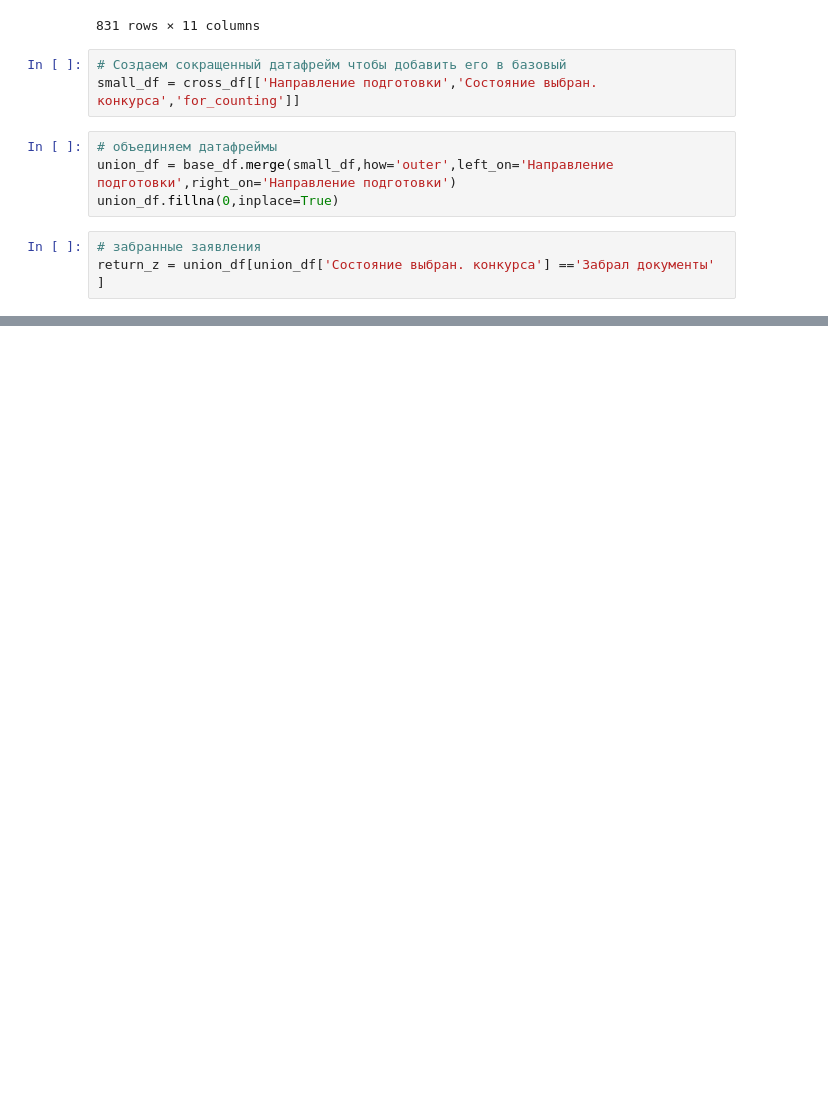
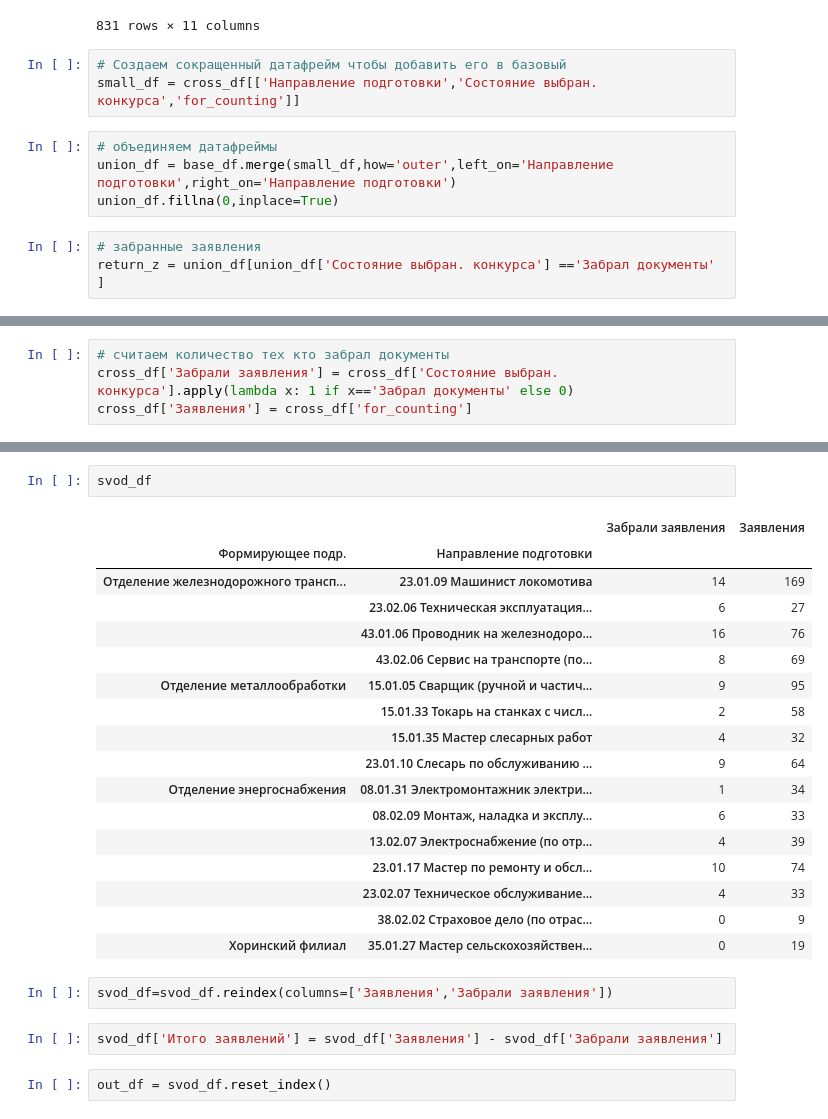
Before and after one commit to t0r1n88/Tandem, a Jupyter notebook: report ver 2.ipynb, the cells around one changed output, grey strips where cells are left out. Drawn from its saved outputs; the diff is of its cells as text; blank space fills up the shorter version.

```diff
--- a/report ver 2.ipynb
+++ b/report ver 2.ipynb
@@ -259,0 +263,4 @@ base_df.drop(columns='Направление подготовки',inplace=True)
+# %%
+# считаем количество тех кто забрал документы
+cross_df['Забрали заявления'] = cross_df['Состояние выбран. конкурса'].apply(lambda x: 1 if x=='Забрал документы' else 0)
+cross_df['Заявления'] = cross_df['for_counting']
@@ -259,0 +288,26 @@ base_df.drop(columns='Направление подготовки',inplace=True)
+# %%
+svod_df
+# %% [output]
+|  |  | Забрали заявления | Заявления |
+| Формирующее подр. | Направление подготовки |  |  |
+| Отделение железнодорожного трансп... | 23.01.09 Машинист локомотива | 14 | 169 |
+|  | 23.02.06 Техническая эксплуатация... | 6 | 27 |
+|  | 43.01.06 Проводник на железнодоро... | 16 | 76 |
+|  | 43.02.06 Сервис на транспорте (по... | 8 | 69 |
+| Отделение металлообработки | 15.01.05 Сварщик (ручной и частич... | 9 | 95 |
+|  | 15.01.33 Токарь на станках с числ... | 2 | 58 |
+|  | 15.01.35 Мастер слесарных работ | 4 | 32 |
+|  | 23.01.10 Слесарь по обслуживанию ... | 9 | 64 |
+| Отделение энергоснабжения | 08.01.31 Электромонтажник электри... | 1 | 34 |
+|  | 08.02.09 Монтаж, наладка и эксплу... | 6 | 33 |
+|  | 13.02.07 Электроснабжение (по отр... | 4 | 39 |
+|  | 23.01.17 Мастер по ремонту и обсл... | 10 | 74 |
+|  | 23.02.07 Техническое обслуживание... | 4 | 33 |
+|  | 38.02.02 Страховое дело (по отрас... | 0 | 9 |
+| Хоринский филиал | 35.01.27 Мастер сельскохозяйствен... | 0 | 19 |
+# %%
+svod_df=svod_df.reindex(columns=['Заявления','Забрали заявления'])
+# %%
+svod_df['Итого заявлений'] = svod_df['Заявления'] - svod_df['Забрали заявления']
+# %%
+out_df = svod_df.reset_index()
```
Also changed, not shown: parts of 21 cells of this notebook.
